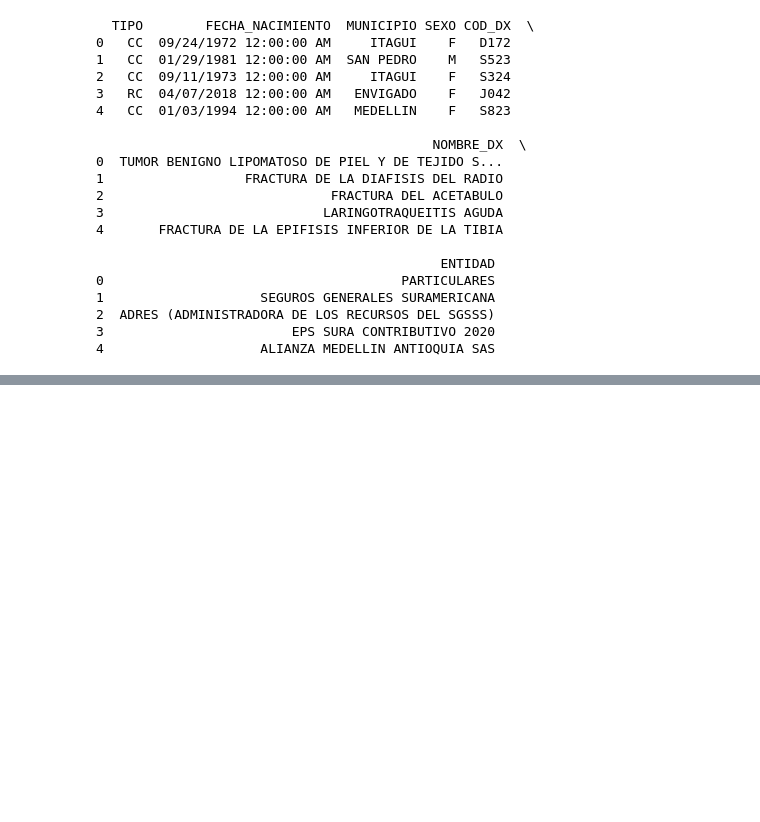
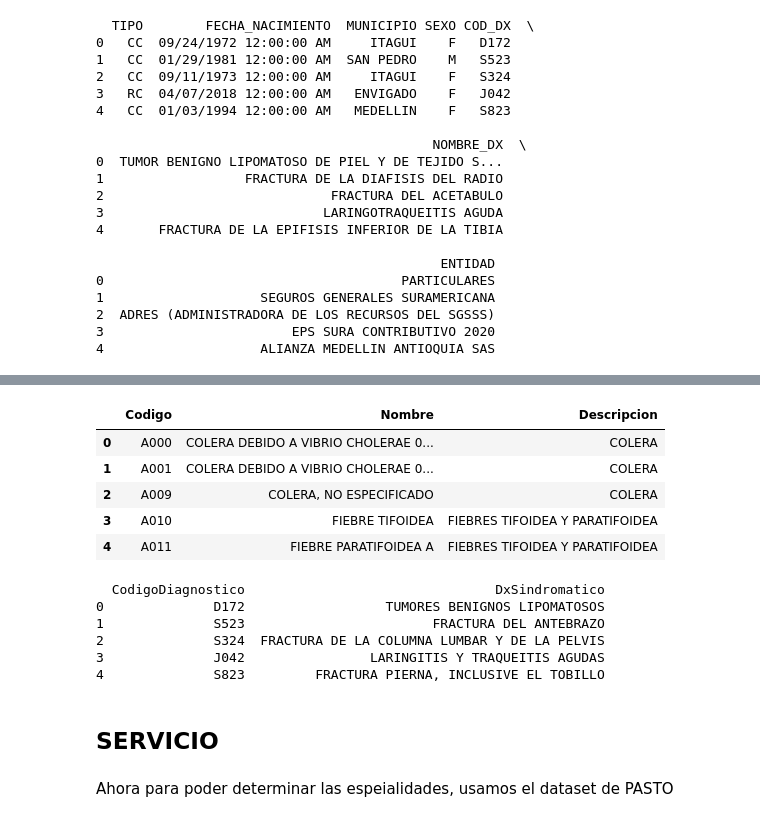
Before and after one commit to aisaza609/Interoperabilidad_Historias_clinicas, a Jupyter notebook: Normalizacion_Dataset_Neiva.ipynb, the cells around one changed output, grey strips where cells are left out. Drawn from its saved outputs; the diff is of its cells as text; code cells hidden in the pictures; blank space fills up the shorter version.

```diff
--- a/Normalizacion_Dataset_Neiva.ipynb
+++ b/Normalizacion_Dataset_Neiva.ipynb
@@ -82,0 +233,34 @@ To: /content/df_neiva.csv
+# %%
+excel_data = excel_data.iloc[:, 1:4]
+
+# Mostrar el resultado para verificar
+excel_data.head()
+# %% [output]
+|  | Codigo | Nombre | Descripcion |
+| 0 | A000 | COLERA DEBIDO A VIBRIO CHOLERAE 0... | COLERA |
+| 1 | A001 | COLERA DEBIDO A VIBRIO CHOLERAE 0... | COLERA |
+| 2 | A009 | COLERA, NO ESPECIFICADO | COLERA |
+| 3 | A010 | FIEBRE TIFOIDEA | FIEBRES TIFOIDEA Y PARATIFOIDEA |
+| 4 | A011 | FIEBRE PARATIFOIDEA A | FIEBRES TIFOIDEA Y PARATIFOIDEA |
+# %%
+# Realizar un merge entre df_neiva y excel_data en base a 'CodigoDiagnostico' de df_neiva y 'Codigo' de excel_data,
+# renombrando la columna 'Descripcion' como 'DxSindromatico' directamente en el merge
+df_neiva = df_neiva.merge(excel_data[['Codigo', 'Descripcion']].rename(columns={'Descripcion': 'DxSindromatico'}),
+                          left_on='CodigoDiagnostico', right_on='Codigo', how='left')
+
+# Eliminar la columna 'Codigo' adicional generada tras el merge
+df_neiva = df_neiva.drop(columns=['Codigo'])
+
+# Verificar el resultado para asegurar que 'DxSindromatico' se ha agregado correctamente
+print(df_neiva[['CodigoDiagnostico', 'DxSindromatico']].head())
+# %% [output]
+  CodigoDiagnostico                                DxSindromatico
+0              D172                  TUMORES BENIGNOS LIPOMATOSOS
+1              S523                        FRACTURA DEL ANTEBRAZO
+2              S324  FRACTURA DE LA COLUMNA LUMBAR Y DE LA PELVIS
+3              J042                LARINGITIS Y TRAQUEITIS AGUDAS
+4              S823         FRACTURA PIERNA, INCLUSIVE EL TOBILLO
+# %% [markdown]
+## SERVICIO
+# %% [markdown]
+Ahora para poder determinar las espeialidades, usamos el dataset de PASTO
```
Also changed, not shown: parts of 31 cells of this notebook.
